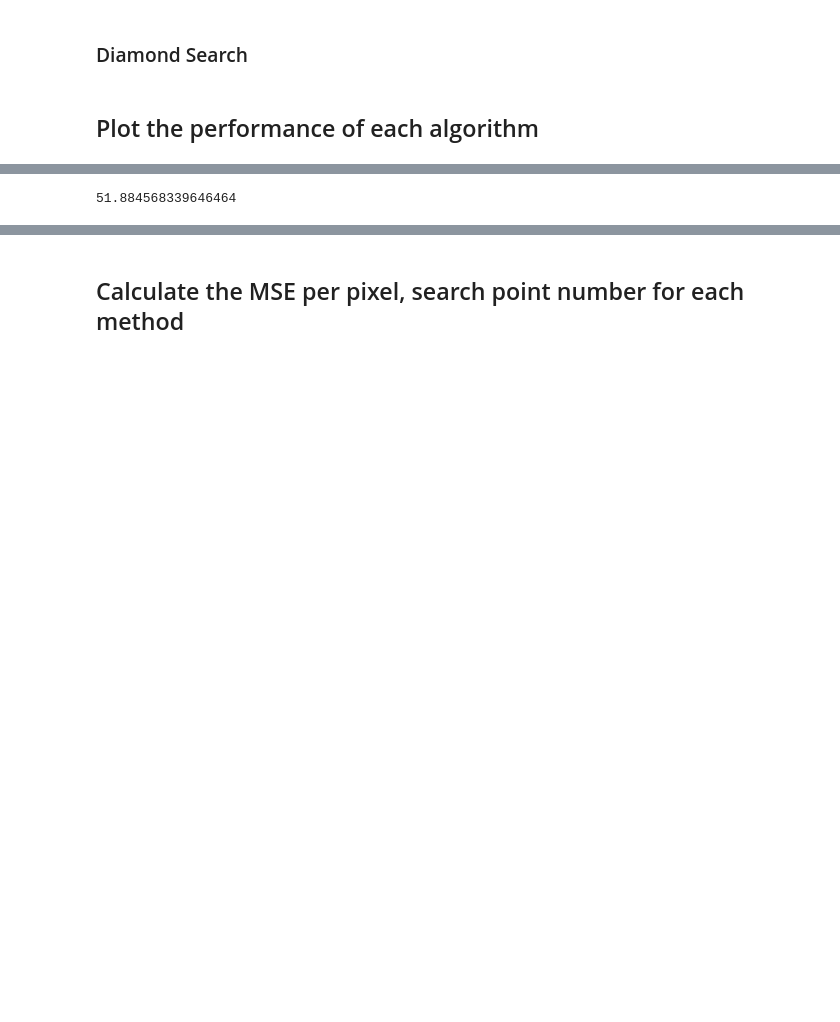
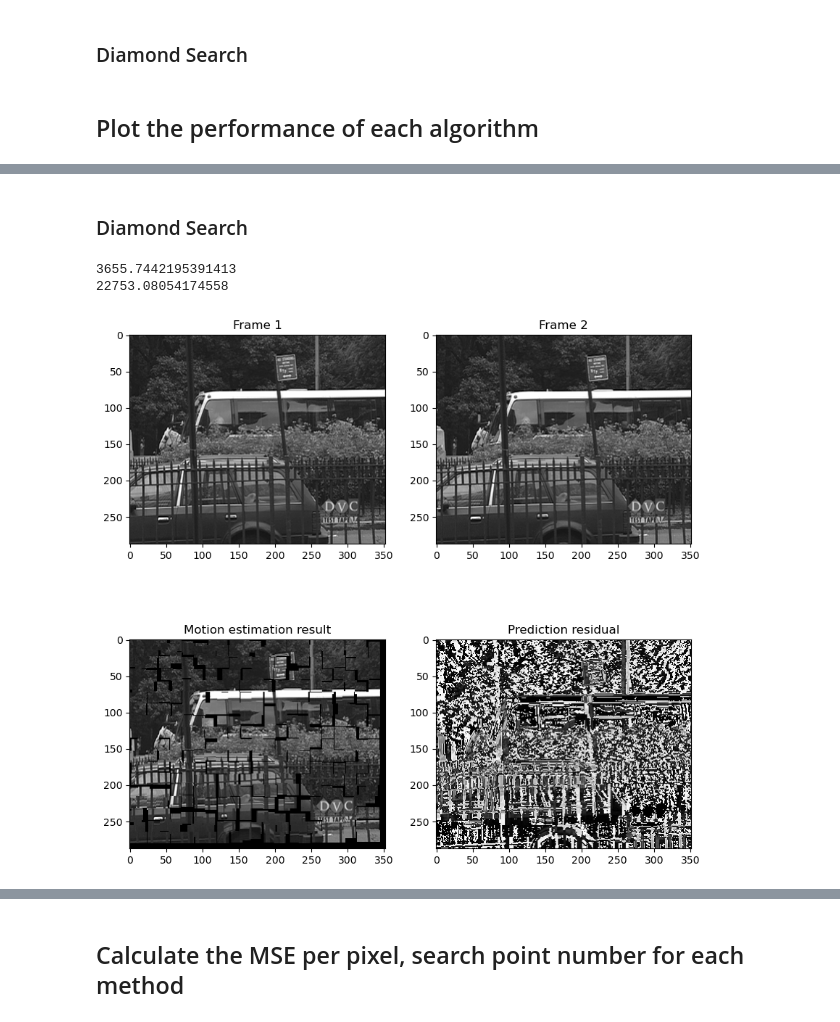
Before and after one commit to sparkcyf/SUSTech_EEE5347_Image-Video-Compression-and-Network-Communication, a Jupyter notebook: hw5/motion-estimation.ipynb, the cells around one changed output, grey strips where cells are left out. Cells and saved outputs as stored; diff of their text form; code cells hidden in the pictures; blank space fills up the shorter version.

```diff
--- a/hw5/motion-estimation.ipynb
+++ b/hw5/motion-estimation.ipynb
@@ -139,9 +142,7 @@ def diamond_search(
     )
 
     # Initialize the best match to the center of the search area
-    min_sad = np.sum(
-        np.abs(block- search_area[center_y : center_y + block_height, center_x : center_x + block_width])
-    )
+    min_sad = SAD(block,search_area[center_y : center_y + block_height, center_x : center_x + block_width])
     best_match = (center_y, center_x)
 
     while True:
@@ -159,9 +160,7 @@ def diamond_search(
                 continue  # Skip if the block is out of bounds
 
             # Compute the SAD for the current position
-            sad = np.sum(
-                np.abs(block - search_area[y : y + block_height, x : x + block_width])
-            )
+            sad = SAD(block,search_area[y : y + block_height, x : x + block_width])
             sad_call_count = sad_call_count + 1
 
             if sad < min_sad:
@@ -359,7 +373,13 @@ print(mse(Y2, frame_mv))
+# %% [markdown]
+### Diamond Search
 # %%
-Y1= read_YUV_file('akiyo_cif.yuv', frame_index=2)
-Y2= read_YUV_file('akiyo_cif.yuv', frame_index=3)
+Y1= read_YUV_file(YUV_file, frame_index=2)
+Y2= read_YUV_file(YUV_file, frame_index=3)
 frame_mv, frame_prediction_residual, svg_sad, avg_sad_call_count, dx_dy_list = split_and_search(Y1,Y2,16,30, diamond_search)
 print(mse(Y2, frame_mv))
+print(np.square(frame_prediction_residual).mean())
+plot_motion_estimation(Y1, Y2, frame_mv, frame_prediction_residual)
 # %% [output]
-51.884568339646464
+3655.7442195391413
+22753.08054174558
+[figure, added]
```
Also changed, not shown: parts of 23 cells of this notebook.
